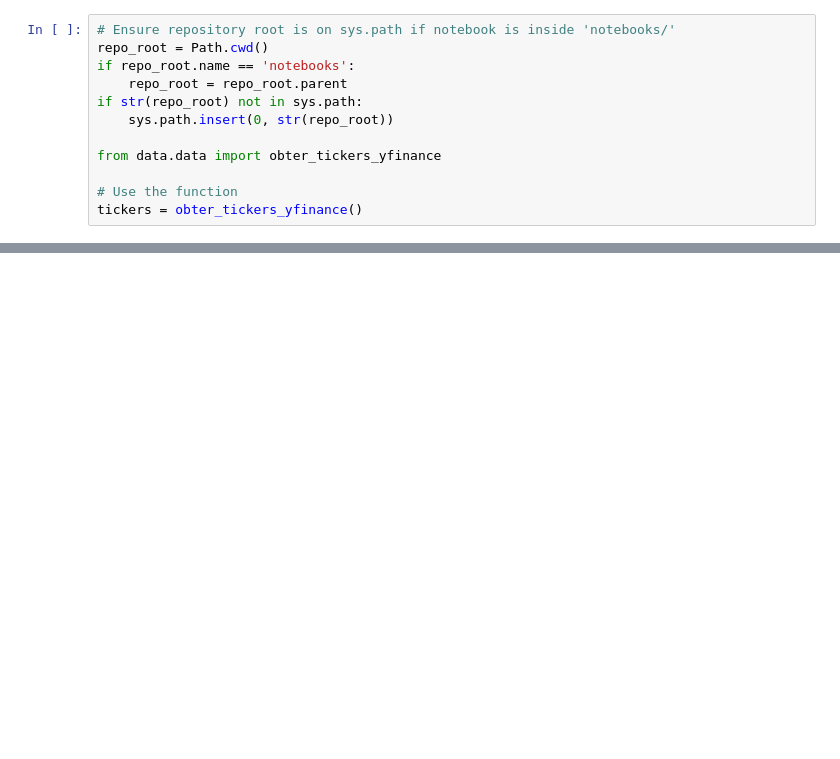
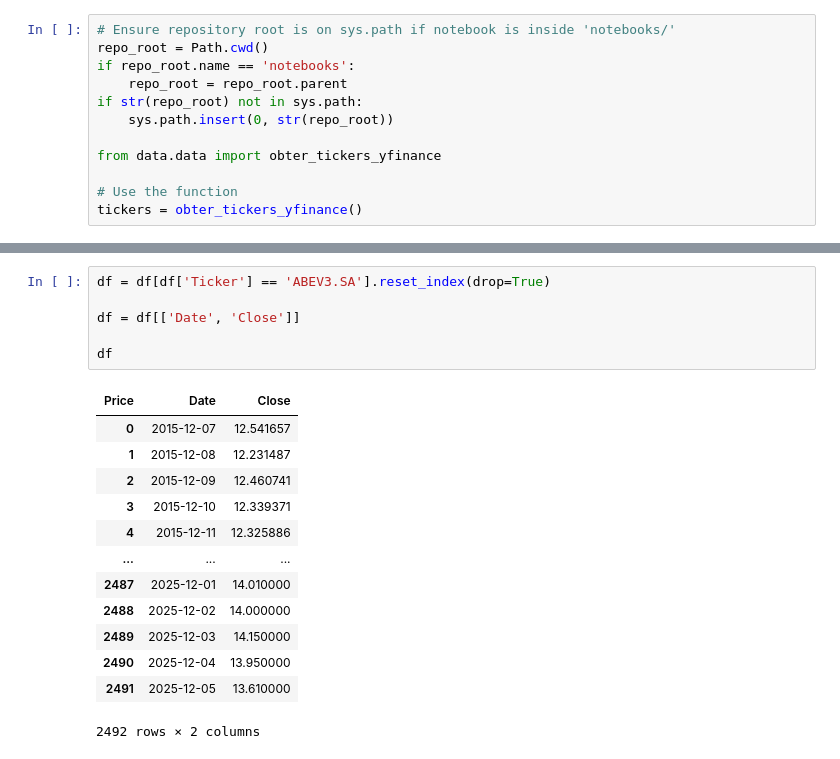
Before and after one commit to udanielsantin/stock_predictor_lstm_model, a Jupyter notebook: notebooks/train_ibov_lstm.ipynb, the cells around one changed output, grey strips where cells are left out. Drawn from its saved outputs; the diff is of its cells as text; blank space fills up the shorter version.

```diff
--- a/notebooks/train_ibov_lstm.ipynb
+++ b/notebooks/train_ibov_lstm.ipynb
@@ -38,0 +40,20 @@ df = df.reset_index().rename(columns={'level_1': 'Ticker'})
+# %%
+df = df[df['Ticker'] == 'ABEV3.SA'].reset_index(drop=True)
+
+df = df[['Date', 'Close']]
+
+df
+# %% [output]
+| Price | Date | Close |
+| 0 | 2015-12-07 | 12.541657 |
+| 1 | 2015-12-08 | 12.231487 |
+| 2 | 2015-12-09 | 12.460741 |
+| 3 | 2015-12-10 | 12.339371 |
+| 4 | 2015-12-11 | 12.325886 |
+| ... | ... | ... |
+| 2487 | 2025-12-01 | 14.010000 |
+| 2488 | 2025-12-02 | 14.000000 |
+| 2489 | 2025-12-03 | 14.150000 |
+| 2490 | 2025-12-04 | 13.950000 |
+| 2491 | 2025-12-05 | 13.610000 |
+2492 rows × 2 columns
```
Also changed, not shown: parts of 6 cells of this notebook, 23 other files.
